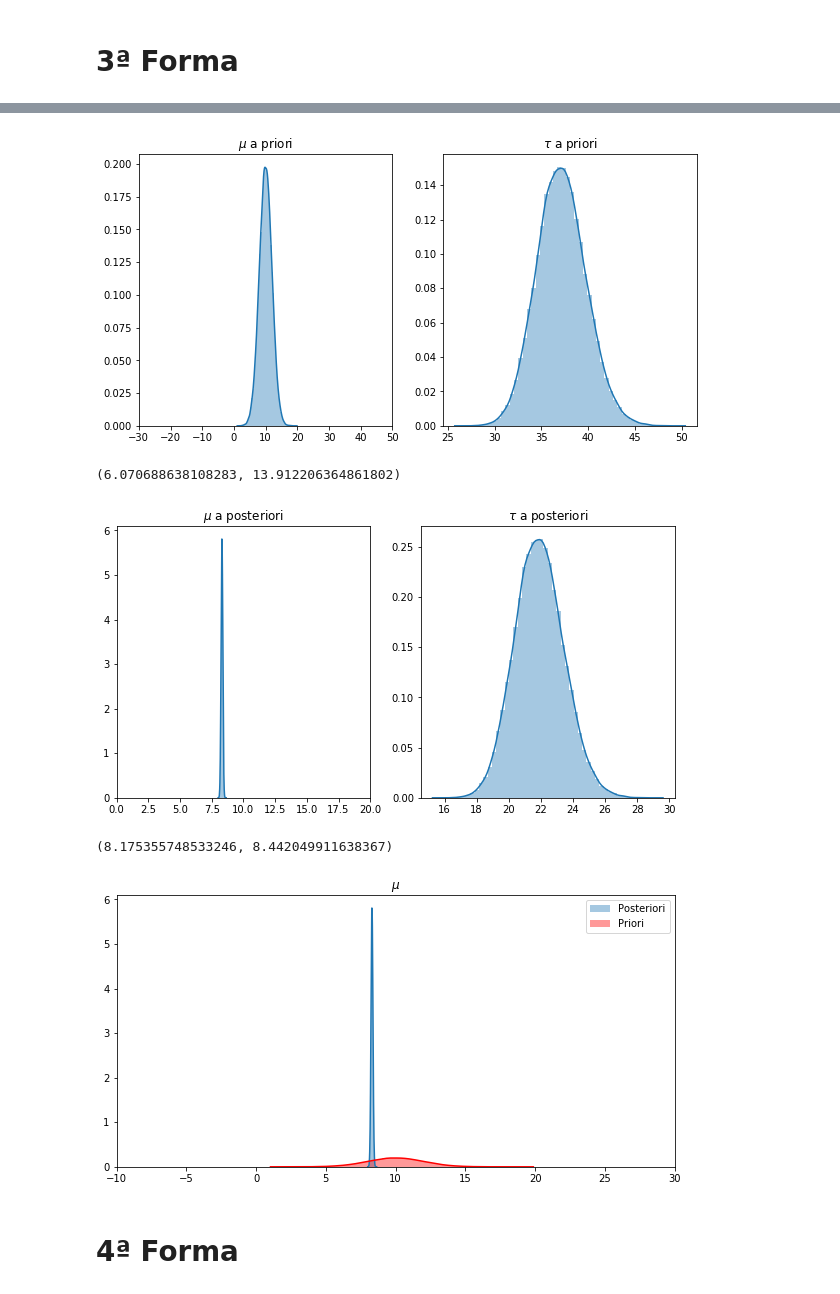
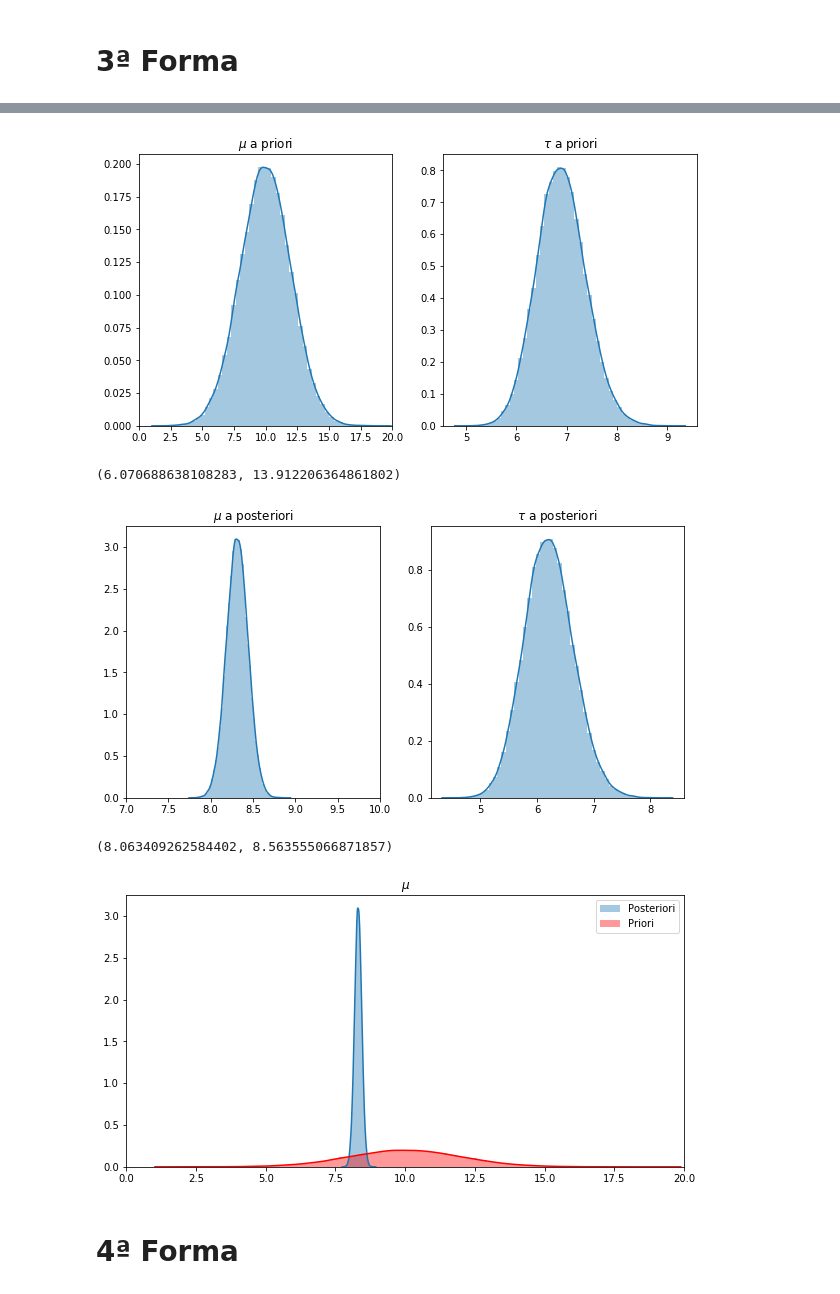
Before and after one commit to IgorMichels/Statistical_Inference, a Jupyter notebook: 3º Trabalho/Simulações.ipynb, the cells around one changed output, grey strips where cells are left out. Cells and saved outputs as stored; diff of their text form; code cells hidden in the pictures.

```diff
--- a/3º Trabalho/Simulações.ipynb
+++ b/3º Trabalho/Simulações.ipynb
@@ -189,7 +189,7 @@ plt.show()
 # 3ª Forma
 # %%
 alpha0 = 200
-beta0 = 29**(1/2)
+beta0 = 29
 mu0 = 10
 varmu = 3.965226
 lambda0 = beta0/(varmu*(alpha0 - 1))
@@ -230,14 +230,14 @@ print(beta0/(alpha0*lambda0))
 # %%
 mu_samples, tau_samples = draw_samples(alpha0, beta0, lambda0, mu0)
 fig, ax = plt.subplots(1,2, figsize = (10,5))
 sns.distplot(mu_samples, ax = ax[0])
 sns.distplot(tau_samples, ax = ax[1])
 ax[0].set_title(r'$\mu$ a priori')
 ax[1].set_title(r'$\tau$ a priori')
-ax[0].set_xlim((-30,50))
+ax[0].set_xlim((0,20))
 plt.show()
 # %% [output]
-[figure, old version]
+[figure, new version]
 # %%
 ci_mu = (np.quantile(mu_samples, 0.025), np.quantile(mu_samples, 0.975))
 print(ci_mu)
@@ -250,25 +250,25 @@ sns.distplot(mu_samples_post, ax = ax[0])
 sns.distplot(tau_samples_post, ax = ax[1])
 ax[0].set_title(r'$\mu$ a posteriori')
 ax[1].set_title(r'$\tau$ a posteriori')
-ax[0].set_xlim((0,20))
+ax[0].set_xlim((7,10))
 plt.show()
 # %% [output]
-[figure, old version]
+[figure, new version]
 # %%
 ci_mu = (np.quantile(mu_samples_post, 0.025), np.quantile(mu_samples_post, 0.975))
 print(ci_mu)
 # %% [output]
-(8.175355748533246, 8.442049911638367)
+(8.063409262584402, 8.563555066871857)
 # %%
 fig, ax = plt.subplots(figsize = (10,5))
 sns.distplot(mu_samples_post, ax = ax, kde = True, label = 'Posteriori')
 sns.distplot(mu_samples, ax = ax, kde = True, label = 'Priori', color = 'red')
 ax.set_title(r'$\mu$')
-ax.set_xlim((-10,30))
+ax.set_xlim((0,20))
 ax.legend()
 plt.show()
 # %% [output]
-[figure, old version]
+[figure, new version]
 # %% [markdown]
 # 4ª Forma
 # %%
```
Also changed, not shown: parts of 15 cells of this notebook.
